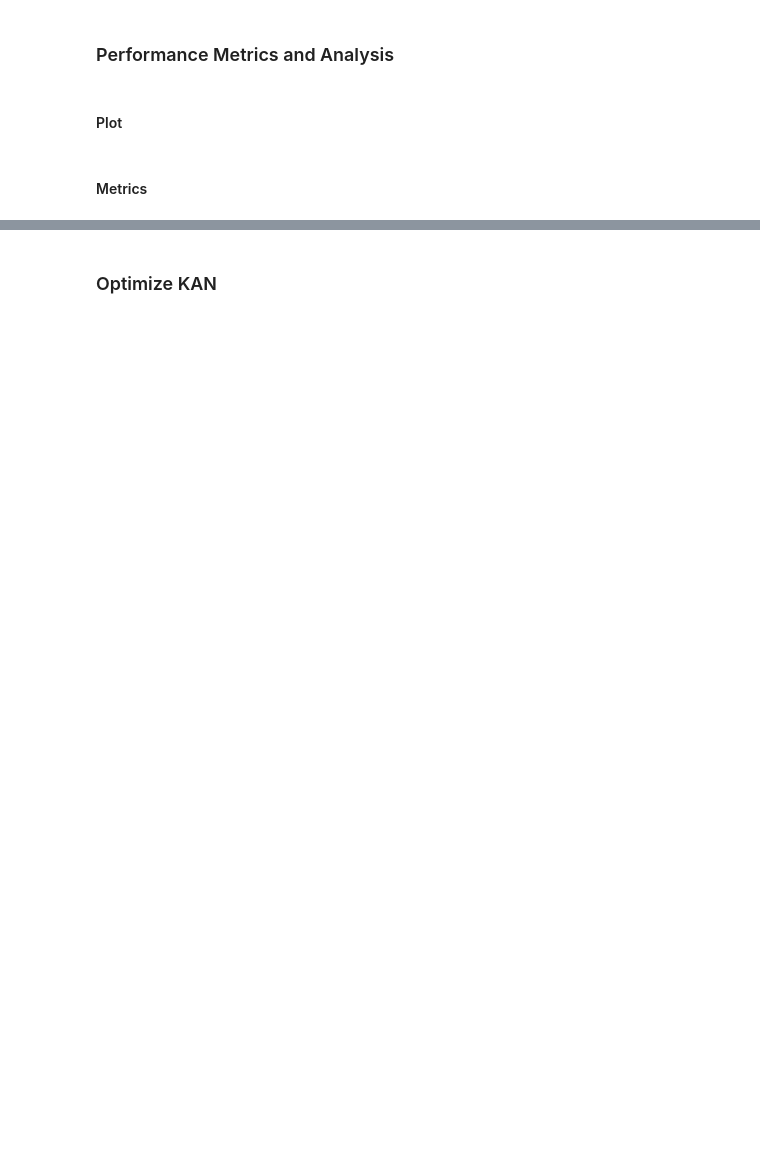
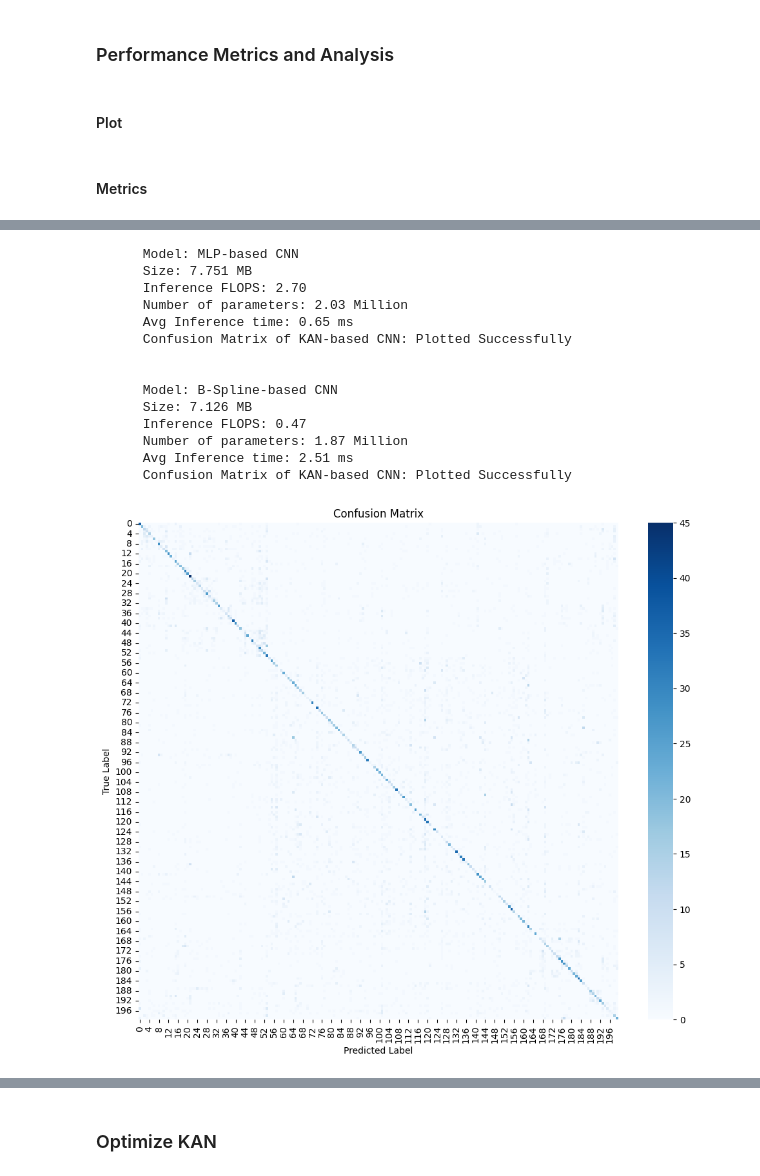
Before and after one commit to edwardduda/MLsp2025_project, a Jupyter notebook: ML445-2025.ipynb, the cells around one changed output, grey strips where cells are left out. Saved outputs shown, nothing was run; the diff lists cells and outputs as text; code cells hidden in the pictures; blank space fills up the shorter version.

```diff
--- a/ML445-2025.ipynb
+++ b/ML445-2025.ipynb
@@ -73,7 +73,7 @@ def get_dataloaders(
     # ── 1. load and split ──────────────────────────────────────────────
     ds       = load_dataset("zh-plus/tiny-imagenet", split=None)      # train / valid
     split    = ds["train"].train_test_split(
-        test_size=0.10, seed=SEED, stratify_by_column="label"
+        test_size=0.15, seed=SEED, stratify_by_column="label"
     )
     train_ds = split["train"]           # 90 % → training
     val_ds   = split["test"]            # 10 % → internal val
@@ -82,14 +82,12 @@ def get_dataloaders(
     # ── 2. define transforms ───────────────────────────────────────────
     train_tfms = Compose([
         ToImage(),                              # PIL → tensor
-        Resize(image_size, antialias=True),
         RandomHorizontalFlip(p=0.5),
         ToDtype(torch.float32, scale=True),     # convert + /255
         Normalize(MEAN, STD),
     ])
     eval_tfms = Compose([
         ToImage(),
-        Resize(image_size, antialias=True),
         ToDtype(torch.float32, scale=True),
         Normalize(MEAN, STD),
     ])
@@ -113,6 +111,6 @@ def get_dataloaders(
     )
     train_loader = mk_loader(train_ds, shuffle=True,  drop_last=True)
     val_loader   = mk_loader(val_ds,   shuffle=False, drop_last=False)
-    test_loader  = mk_loader(test_ds,  shuffle=False, drop_last=False)
+    test_loader  = mk_loader(test_ds,  shuffle=True, drop_last=False)
 
     return train_loader, val_loader, test_loader
@@ -164,7 +144,7 @@ class BaselineCNN(nn.Module):
             nn.Conv2d(256, 512, kernel_size=3, padding=1, bias=False),
             nn.BatchNorm2d(512),
             nn.ReLU(inplace=True),
-            nn.MaxPool2d(2)  # 8→4
+            #nn.MaxPool2d(2)  # 8→4
         )
         # Global average pooling flattens to (B,512)
         self.gap = nn.AdaptiveAvgPool2d(1)
@@ -579,0 +529,34 @@ print(f"""
+# %%
+print(f"""
+      Model: MLP-based CNN
+      Size: {(b_model_size):.3f} MB
+      Inference FLOPS: {b_macs_gflops:.2f}
+      Number of parameters: {b_params_m:.2f} Million
+      Avg Inference time: {b_avg_inference_time:.2f} ms
+      Confusion Matrix of KAN-based CNN: Plotted {plot_confusion_matrix(baseline, test_loader=test_loader)}
+      """)
+
+print(f"""
+      Model: B-Spline-based CNN
+      Size: {(k_model_size):.3f} MB
+      Inference FLOPS: {k_macs_gflops:.2f}
+      Number of parameters: {k_params_m:.2f} Million
+      Avg Inference time: {k_avg_inference_time:.2f} ms
+      Confusion Matrix of KAN-based CNN: Plotted {plot_confusion_matrix(kan, test_loader=test_loader)}
+      """)
+# %% [output]
+      Model: MLP-based CNN
+      Size: 7.751 MB
+      Inference FLOPS: 2.70
+      Number of parameters: 2.03 Million
+      Avg Inference time: 0.65 ms
+      Confusion Matrix of KAN-based CNN: Plotted Successfully
+
+
+      Model: B-Spline-based CNN
+      Size: 7.126 MB
+      Inference FLOPS: 0.47
+      Number of parameters: 1.87 Million
+      Avg Inference time: 2.51 ms
+      Confusion Matrix of KAN-based CNN: Plotted Successfully
+[figure, added]
```
Also changed, not shown: parts of 12 cells of this notebook, 4 other files.
